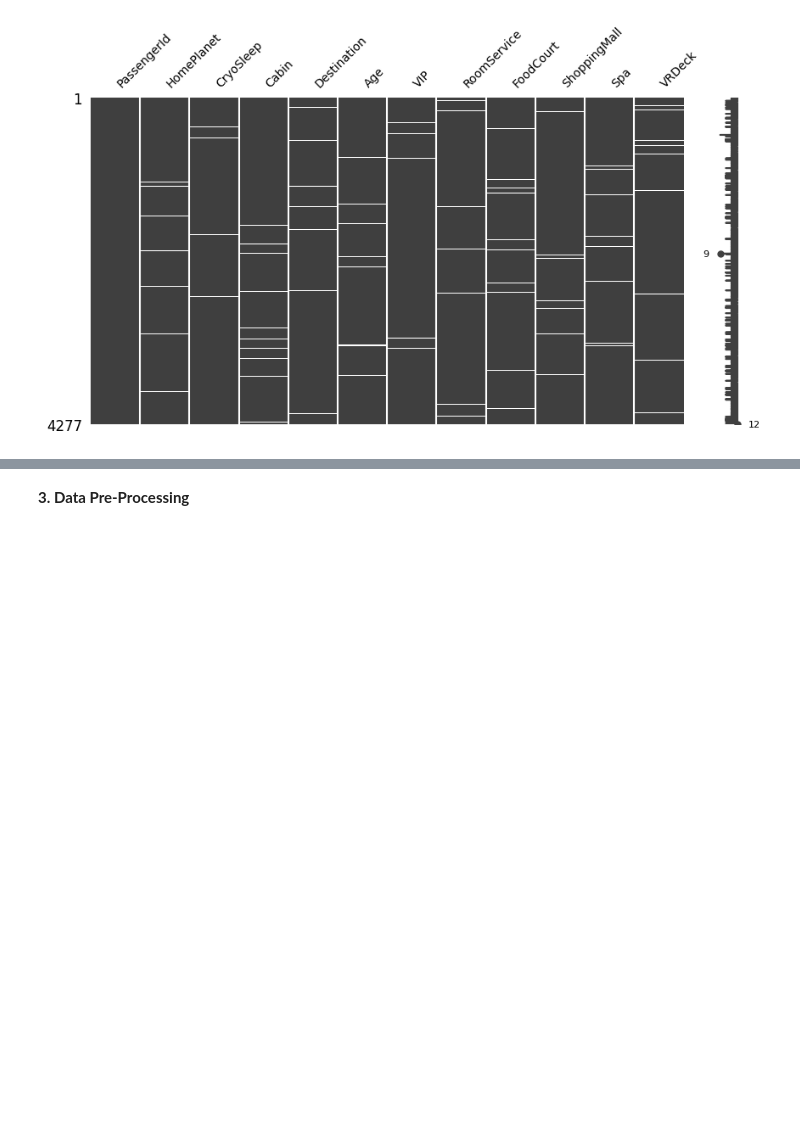
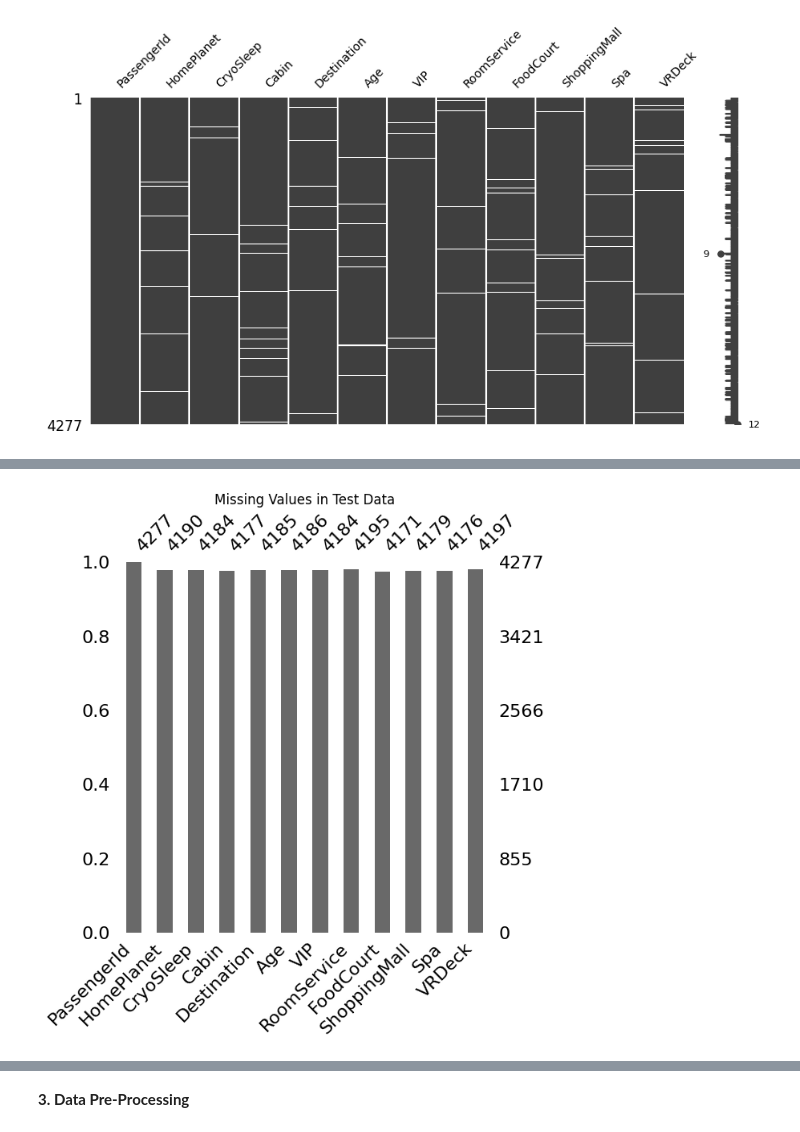
Before and after one commit to bksat90kc/KaggleChallenge, a Jupyter notebook: KaggleChallenge.ipynb, the cells around one changed output, grey strips where cells are left out. Drawn from its saved outputs; the diff is of its cells as text; code cells hidden in the pictures; blank space fills up the shorter version.

```diff
--- a/KaggleChallenge.ipynb
+++ b/KaggleChallenge.ipynb
@@ -87,0 +96,7 @@ msno.matrix(test_df,figsize=(10,5),fontsize=10)
+# %%
+# showing missing values in bar plot (test data)
+msno.bar(test_df, figsize=(6, 6))
+plt.title('Missing Values in Test Data')
+plt.show()
+# %% [output]
+[figure, added]
```
Also changed, not shown: parts of 26 cells of this notebook.
